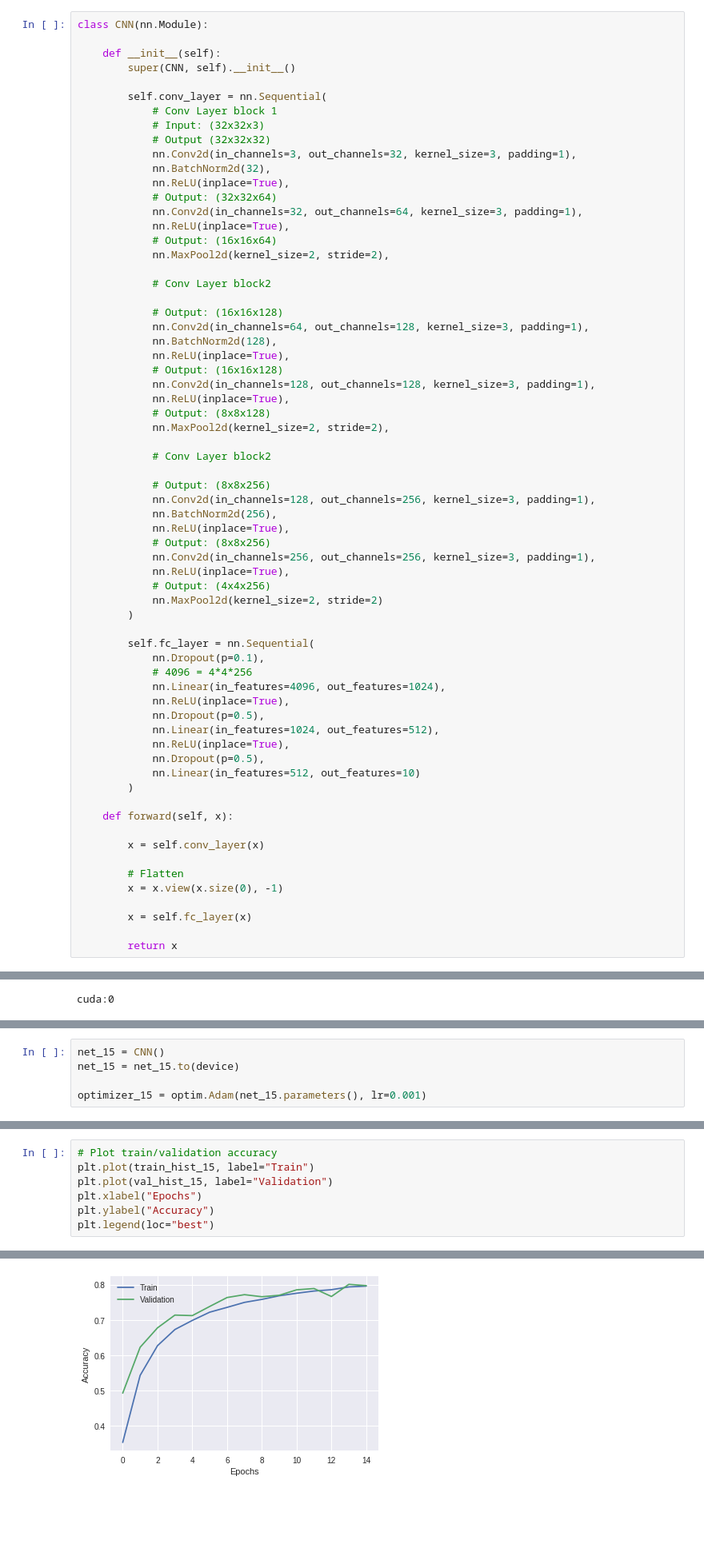
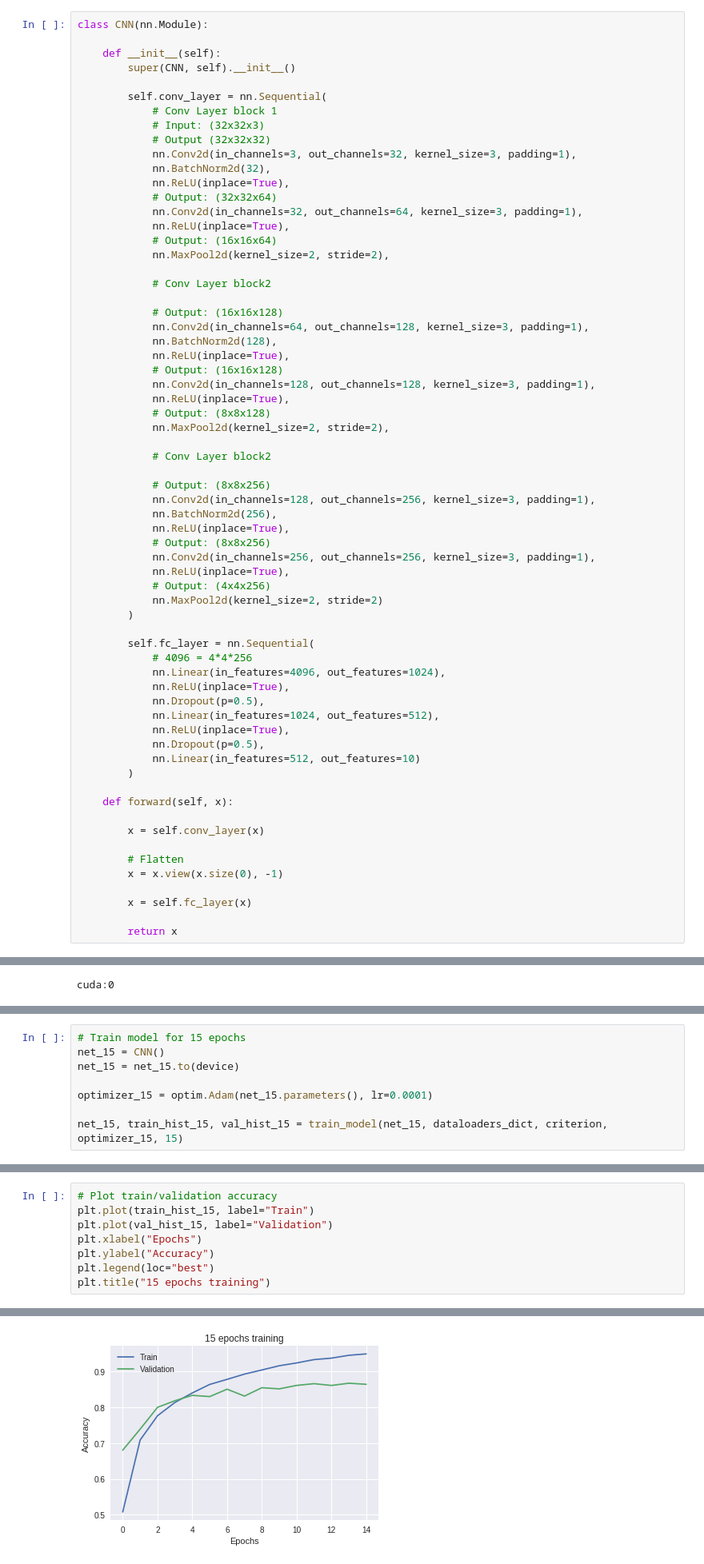
Before and after one commit to RouSage/diploma, a Jupyter notebook: train_model.ipynb, the cells around one changed output, grey strips where cells are left out. Shown at 80% size. Cells and saved outputs as stored; diff of their text form; blank space fills up the shorter version.

Commit message:
Model test with better model

```diff
--- a/train_model.ipynb
+++ b/train_model.ipynb
@@ -131,7 +135,6 @@ class CNN(nn.Module):
         )
 
         self.fc_layer = nn.Sequential(
-            nn.Dropout(p=0.1),
             # 4096 = 4*4*256
             nn.Linear(in_features=4096, out_features=1024),
             nn.ReLU(inplace=True),
@@ -309,5 +353,8 @@ save_model(net, os.path.join(path_to_app, "trained_models", "net_5e_072acc.pt"))
 # %%
+# Train model for 15 epochs
 net_15 = CNN()
 net_15 = net_15.to(device)
 
-optimizer_15 = optim.Adam(net_15.parameters(), lr=0.001)
+optimizer_15 = optim.Adam(net_15.parameters(), lr=0.0001)
+
+net_15, train_hist_15, val_hist_15 = train_model(net_15, dataloaders_dict, criterion, optimizer_15, 15)
@@ -338,4 +383,5 @@ plt.plot(val_hist_15, label="Validation")
 plt.xlabel("Epochs")
 plt.ylabel("Accuracy")
 plt.legend(loc="best")
+plt.title("15 epochs training")
 # %% [output]
@@ -343,2 +389,2 @@ plt.legend(loc="best")
-[figure, old version]
+[figure, new version]
 # %%
```
Also changed, not shown: parts of 20 cells of this notebook, 1 other file.
